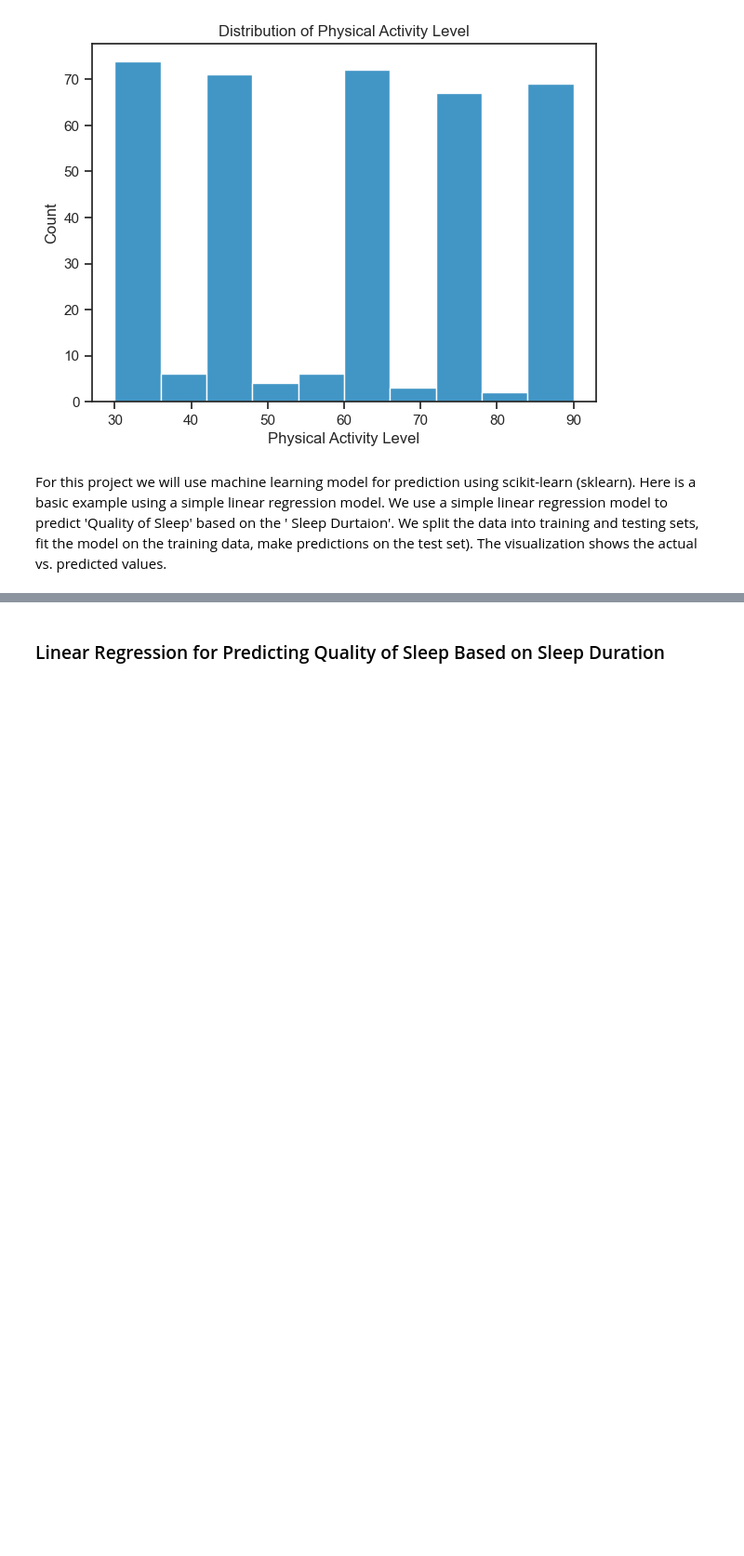
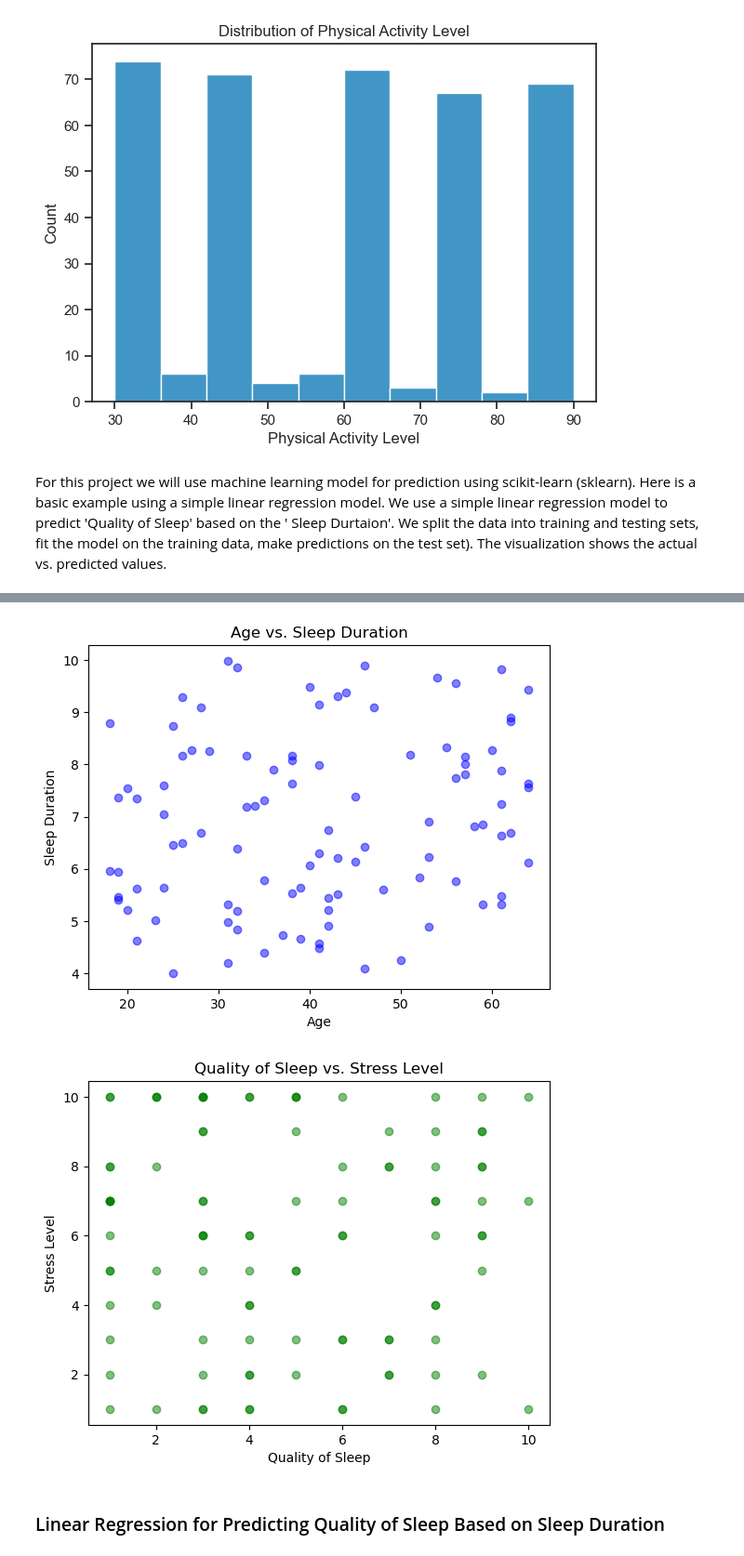
Before and after one commit to Waszka22/PfDA_Assignment, a Jupyter notebook: PfDA_Assignment.ipynb, the cells around one changed output, grey strips where cells are left out. Shown at 93% size. Saved outputs shown, nothing was run; the diff lists cells and outputs as text; code cells hidden in the pictures; blank space fills up the shorter version.

```diff
--- a/PfDA_Assignment.ipynb
+++ b/PfDA_Assignment.ipynb
@@ -553,3 +637,20 @@ The visualization shows the actual vs. predicted values.
+# %%
+# Scatter plot of Age vs. Sleep Duration
+plt.scatter(df2['Age'], df2['Sleep Duration'], color='blue', alpha=0.5)
+plt.title('Age vs. Sleep Duration')
+plt.xlabel('Age')
+plt.ylabel('Sleep Duration')
+plt.show()
+
+# Scatter plot of Quality of Sleep vs. Stress Level
+plt.scatter(df2['Quality of Sleep'], df2['Stress Level'], color='green', alpha=0.5)
+plt.title('Quality of Sleep vs. Stress Level')
+plt.xlabel('Quality of Sleep')
+plt.ylabel('Stress Level')
+plt.show()
+# %% [output]
+[figure, added]
+[figure, added]
 # %% [markdown]
 ### Linear Regression for Predicting Quality of Sleep Based on Sleep Duration
 # %%
```
Also changed, not shown: parts of 9 cells of this notebook.
